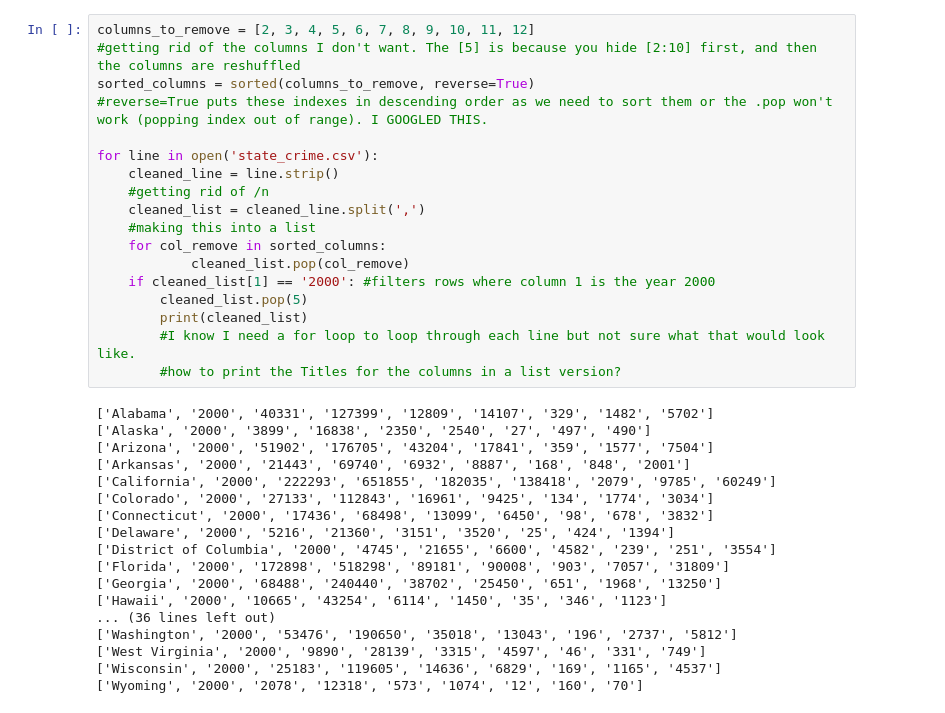
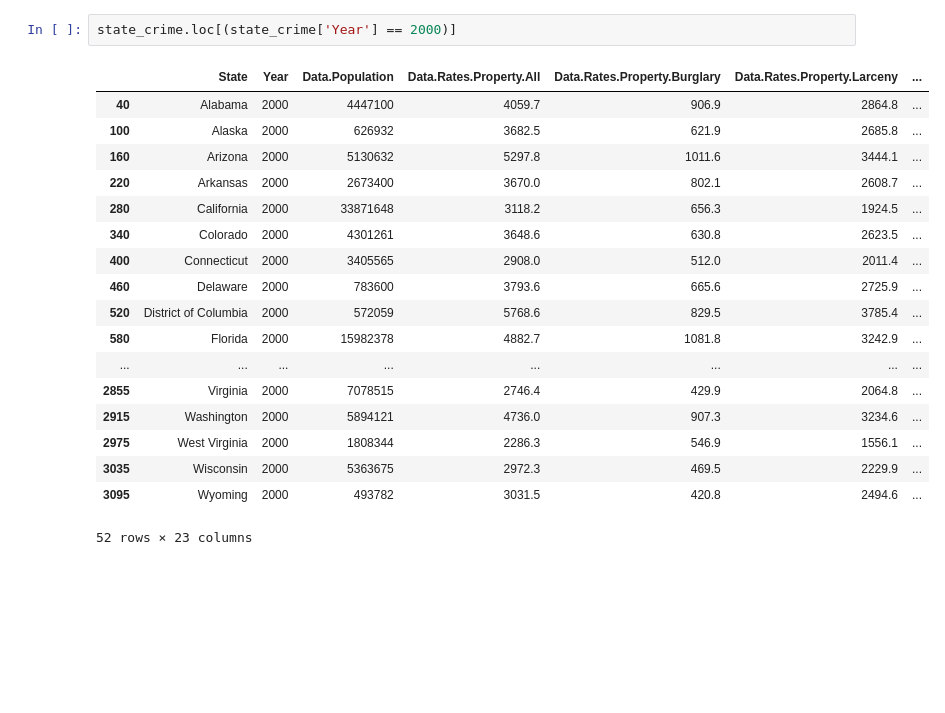
Before and after one commit to dfolland51020/cs130-project, a Jupyter notebook: analysis.ipynb, the cells around one changed output. Cells and saved outputs as stored; diff of their text form; blank space fills up the shorter version.

```diff
--- a/analysis.ipynb
+++ b/analysis.ipynb
@@ -67,37 +19,22 @@ for line in open('state_crime.csv'):
-# %%
-columns_to_remove = [2, 3, 4, 5, 6, 7, 8, 9, 10, 11, 12]
-#getting rid of the columns I don't want. The [5] is because you hide [2:10] first, and then the columns are reshuffled
-sorted_columns = sorted(columns_to_remove, reverse=True)
-#reverse=True puts these indexes in descending order as we need to sort them or the .pop won't work (popping index out of range). I GOOGLED THIS.
-
-for line in open('state_crime.csv'):
-    cleaned_line = line.strip()
-    #getting rid of /n
-    cleaned_list = cleaned_line.split(',')
-    #making this into a list
-    for col_remove in sorted_columns:
-            cleaned_list.pop(col_remove)
-    if cleaned_list[1] == '2000': #filters rows where column 1 is the year 2000
-        cleaned_list.pop(5)
-        print(cleaned_list)
-        #I know I need a for loop to loop through each line but not sure what that would look like.
-        #how to print the Titles for the columns in a list version?
-# %% [output]
-['Alabama', '2000', '40331', '127399', '12809', '14107', '329', '1482', '5702']
-['Alaska', '2000', '3899', '16838', '2350', '2540', '27', '497', '490']
-['Arizona', '2000', '51902', '176705', '43204', '17841', '359', '1577', '7504']
-['Arkansas', '2000', '21443', '69740', '6932', '8887', '168', '848', '2001']
-['California', '2000', '222293', '651855', '182035', '138418', '2079', '9785', '60249']
-['Colorado', '2000', '27133', '112843', '16961', '9425', '134', '1774', '3034']
-['Connecticut', '2000', '17436', '68498', '13099', '6450', '98', '678', '3832']
-['Delaware', '2000', '5216', '21360', '3151', '3520', '25', '424', '1394']
-['District of Columbia', '2000', '4745', '21655', '6600', '4582', '239', '251', '3554']
-['Florida', '2000', '172898', '518298', '89181', '90008', '903', '7057', '31809']
-['Georgia', '2000', '68488', '240440', '38702', '25450', '651', '1968', '13250']
-['Hawaii', '2000', '10665', '43254', '6114', '1450', '35', '346', '1123']
-... (36 lines left out)
-['Washington', '2000', '53476', '190650', '35018', '13043', '196', '2737', '5812']
-['West Virginia', '2000', '9890', '28139', '3315', '4597', '46', '331', '749']
-['Wisconsin', '2000', '25183', '119605', '14636', '6829', '169', '1165', '4537']
-['Wyoming', '2000', '2078', '12318', '573', '1074', '12', '160', '70']
+# %%
+state_crime.loc[(state_crime['Year'] == 2000)]
+# %% [output]
+|  | State | Year | Data.Population | Data.Rates.Property.All | Data.Rates.Property.Burglary | Data.Rates.Property.Larceny | ... |
+| 40 | Alabama | 2000 | 4447100 | 4059.7 | 906.9 | 2864.8 | ... |
+| 100 | Alaska | 2000 | 626932 | 3682.5 | 621.9 | 2685.8 | ... |
+| 160 | Arizona | 2000 | 5130632 | 5297.8 | 1011.6 | 3444.1 | ... |
+| 220 | Arkansas | 2000 | 2673400 | 3670.0 | 802.1 | 2608.7 | ... |
+| 280 | California | 2000 | 33871648 | 3118.2 | 656.3 | 1924.5 | ... |
+| 340 | Colorado | 2000 | 4301261 | 3648.6 | 630.8 | 2623.5 | ... |
+| 400 | Connecticut | 2000 | 3405565 | 2908.0 | 512.0 | 2011.4 | ... |
+| 460 | Delaware | 2000 | 783600 | 3793.6 | 665.6 | 2725.9 | ... |
+| 520 | District of Columbia | 2000 | 572059 | 5768.6 | 829.5 | 3785.4 | ... |
+| 580 | Florida | 2000 | 15982378 | 4882.7 | 1081.8 | 3242.9 | ... |
+| ... | ... | ... | ... | ... | ... | ... | ... |
+| 2855 | Virginia | 2000 | 7078515 | 2746.4 | 429.9 | 2064.8 | ... |
+| 2915 | Washington | 2000 | 5894121 | 4736.0 | 907.3 | 3234.6 | ... |
+| 2975 | West Virginia | 2000 | 1808344 | 2286.3 | 546.9 | 1556.1 | ... |
+| 3035 | Wisconsin | 2000 | 5363675 | 2972.3 | 469.5 | 2229.9 | ... |
+| 3095 | Wyoming | 2000 | 493782 | 3031.5 | 420.8 | 2494.6 | ... |
+52 rows × 23 columns
 # %%
```
Also changed, not shown: parts of 4 cells of this notebook.
